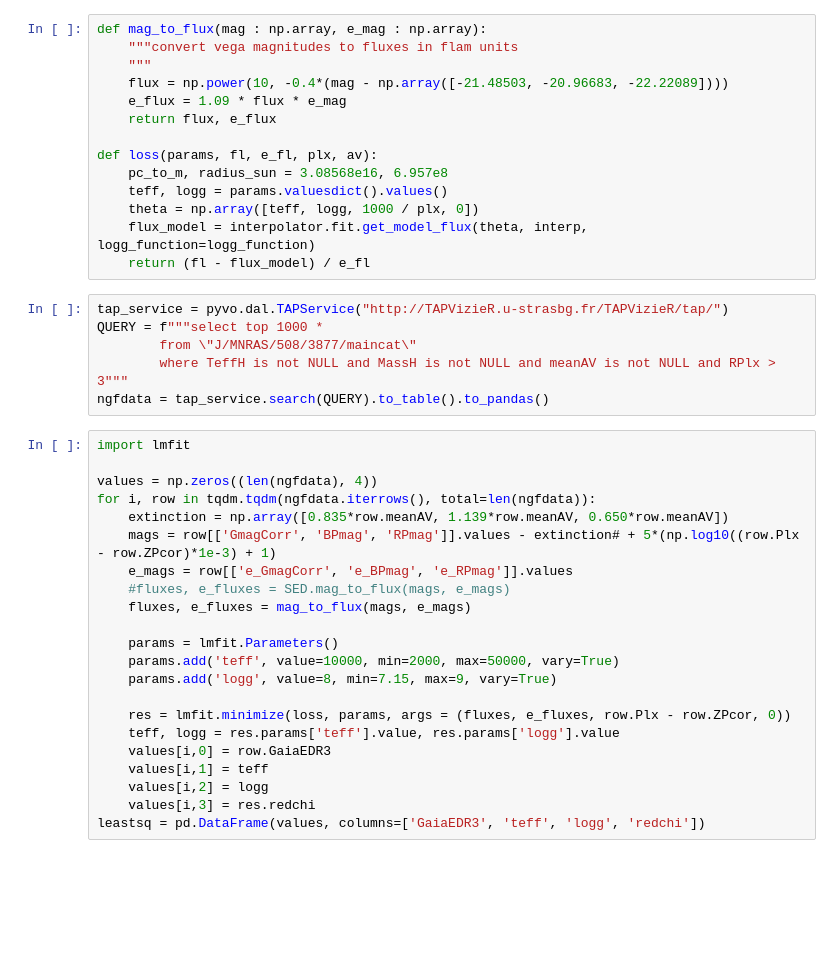
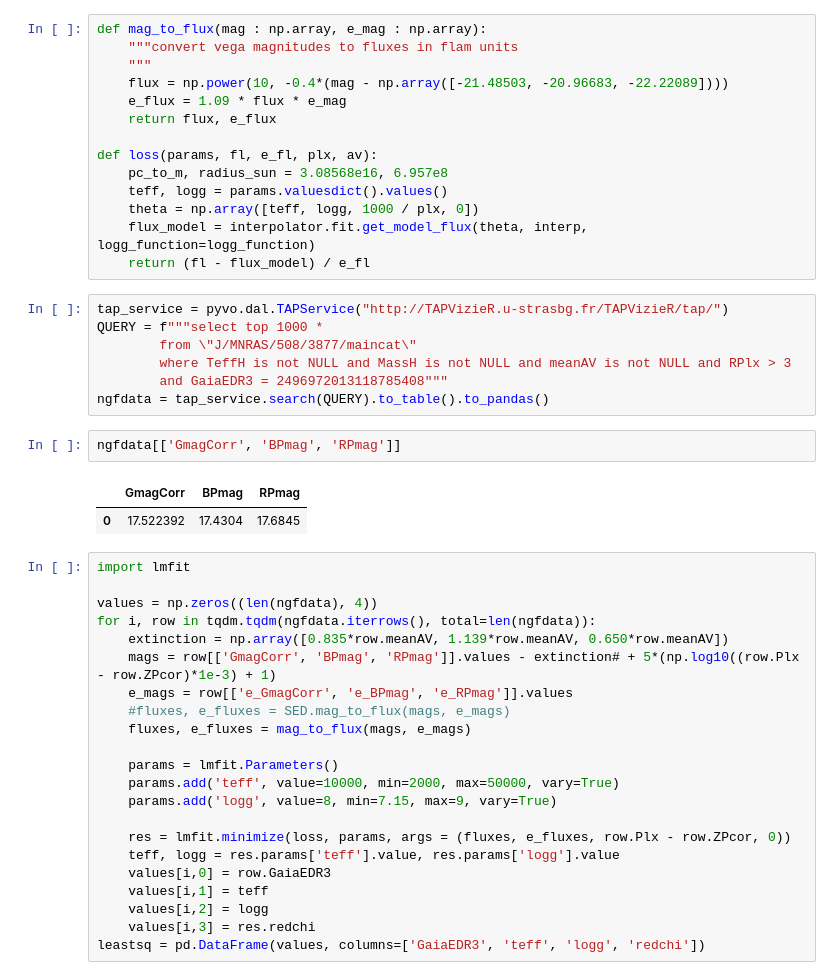
Before and after one commit to stefanarseneau/wd_interpolator, a Jupyter notebook: util/test_fitting_fnu.ipynb, the cells around one changed output. Drawn from its saved outputs; the diff is of its cells as text; blank space fills up the shorter version.

```diff
--- a/util/test_fitting_fnu.ipynb
+++ b/util/test_fitting_fnu.ipynb
@@ -94,8 +98,14 @@ def loss(params, fl, e_fl, plx, av):
 tap_service = pyvo.dal.TAPService("http://TAPVizieR.u-strasbg.fr/TAPVizieR/tap/")
 QUERY = f"""select top 1000 *
         from \"J/MNRAS/508/3877/maincat\"
-        where TeffH is not NULL and MassH is not NULL and meanAV is not NULL and RPlx > 3"""
+        where TeffH is not NULL and MassH is not NULL and meanAV is not NULL and RPlx > 3
+        and GaiaEDR3 = 2496972013118785408"""
 ngfdata = tap_service.search(QUERY).to_table().to_pandas()
+# %%
+ngfdata[['GmagCorr', 'BPmag', 'RPmag']]
+# %% [output]
+|  | GmagCorr | BPmag | RPmag |
+| 0 | 17.522392 | 17.4304 | 17.6845 |
 # %%
 import lmfit
 
```
Also changed, not shown: parts of 2 cells of this notebook, 1 other file.
